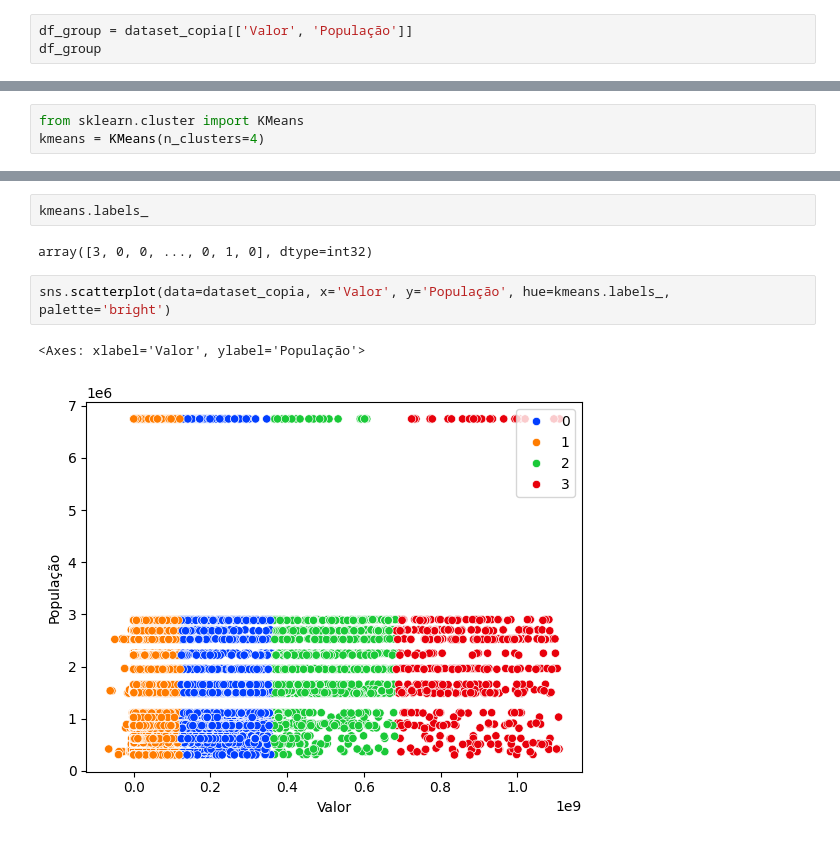
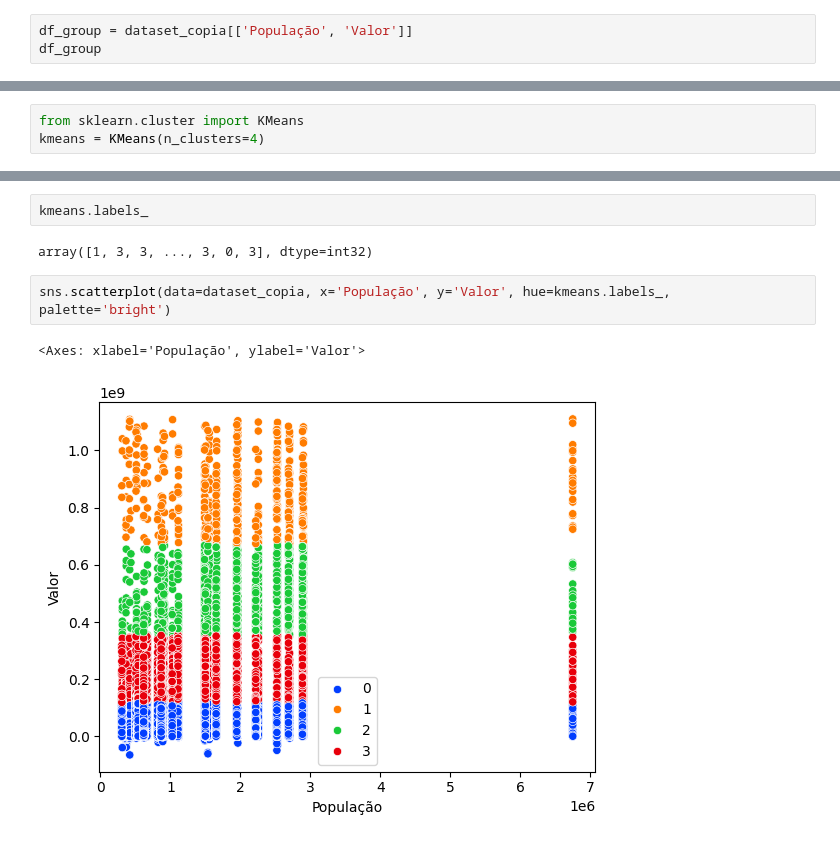
Before and after one commit to juliajgmb/projeto_icd, a Jupyter notebook: analise_inicial.ipynb, the cells around one changed output, grey strips where cells are left out. Drawn from its saved outputs; the diff is of its cells as text.

```diff
--- a/analise_inicial.ipynb
+++ b/analise_inicial.ipynb
@@ -289,4 +289,4 @@ sns.scatterplot(data=dataset_copia, x='Valor', y='População')
 # %%
-df_group = dataset_copia[['Valor', 'População']]
+df_group = dataset_copia[['População', 'Valor']]
 df_group
 # %% [output]
@@ -318,9 +313,9 @@ KMeans(n_clusters=4)
 # %%
 kmeans.labels_
 # %% [output]
-array([3, 0, 0, ..., 0, 1, 0], dtype=int32)
+array([1, 3, 3, ..., 3, 0, 3], dtype=int32)
 # %%
-sns.scatterplot(data=dataset_copia, x='Valor', y='População', hue=kmeans.labels_, palette='bright')
+sns.scatterplot(data=dataset_copia, x='População', y='Valor', hue=kmeans.labels_, palette='bright')
 # %% [output]
-<Axes: xlabel='Valor', ylabel='População'>
+<Axes: xlabel='População', ylabel='Valor'>
-[figure, old version]
+[figure, new version]
```
Also changed, not shown: parts of 7 cells of this notebook.
